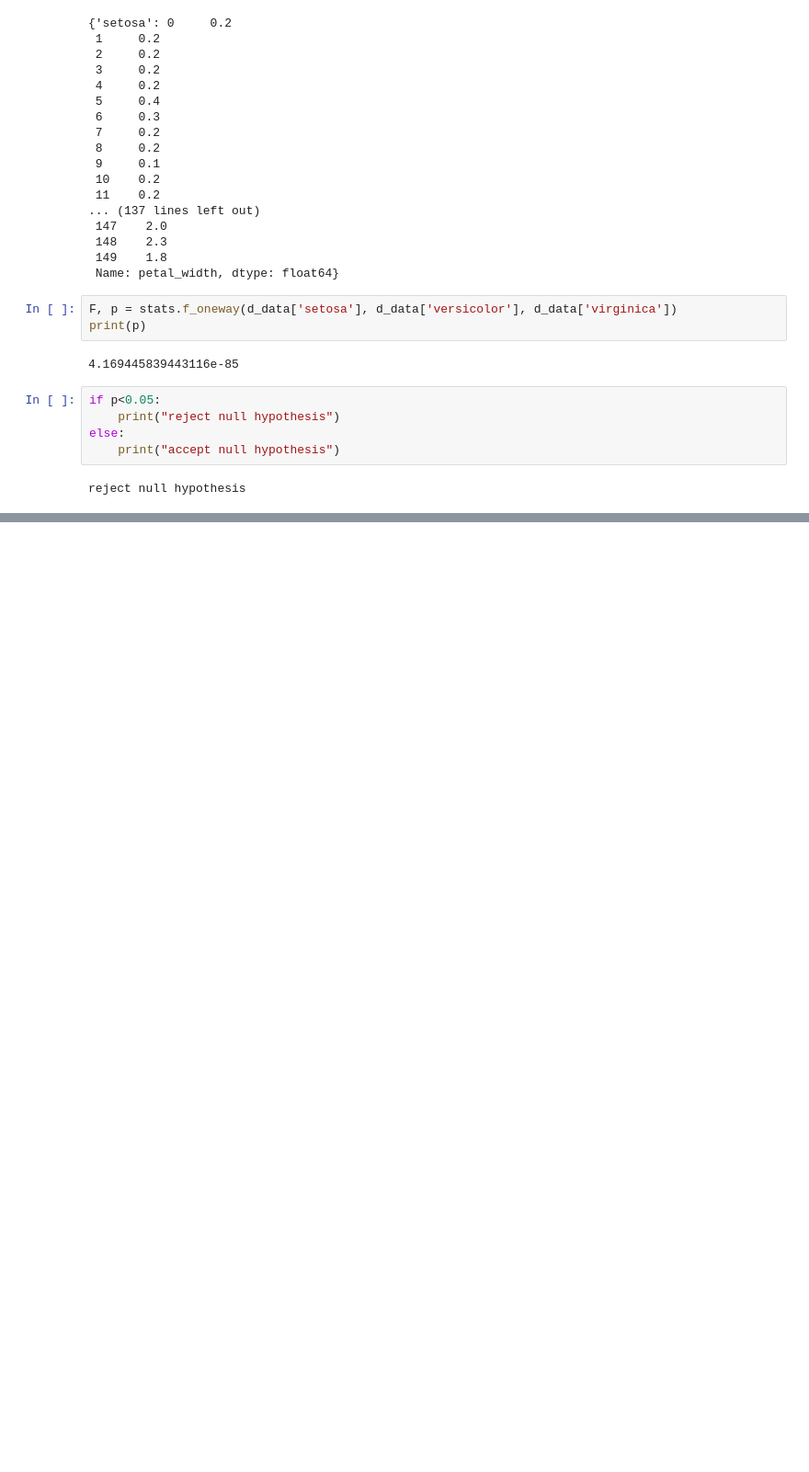
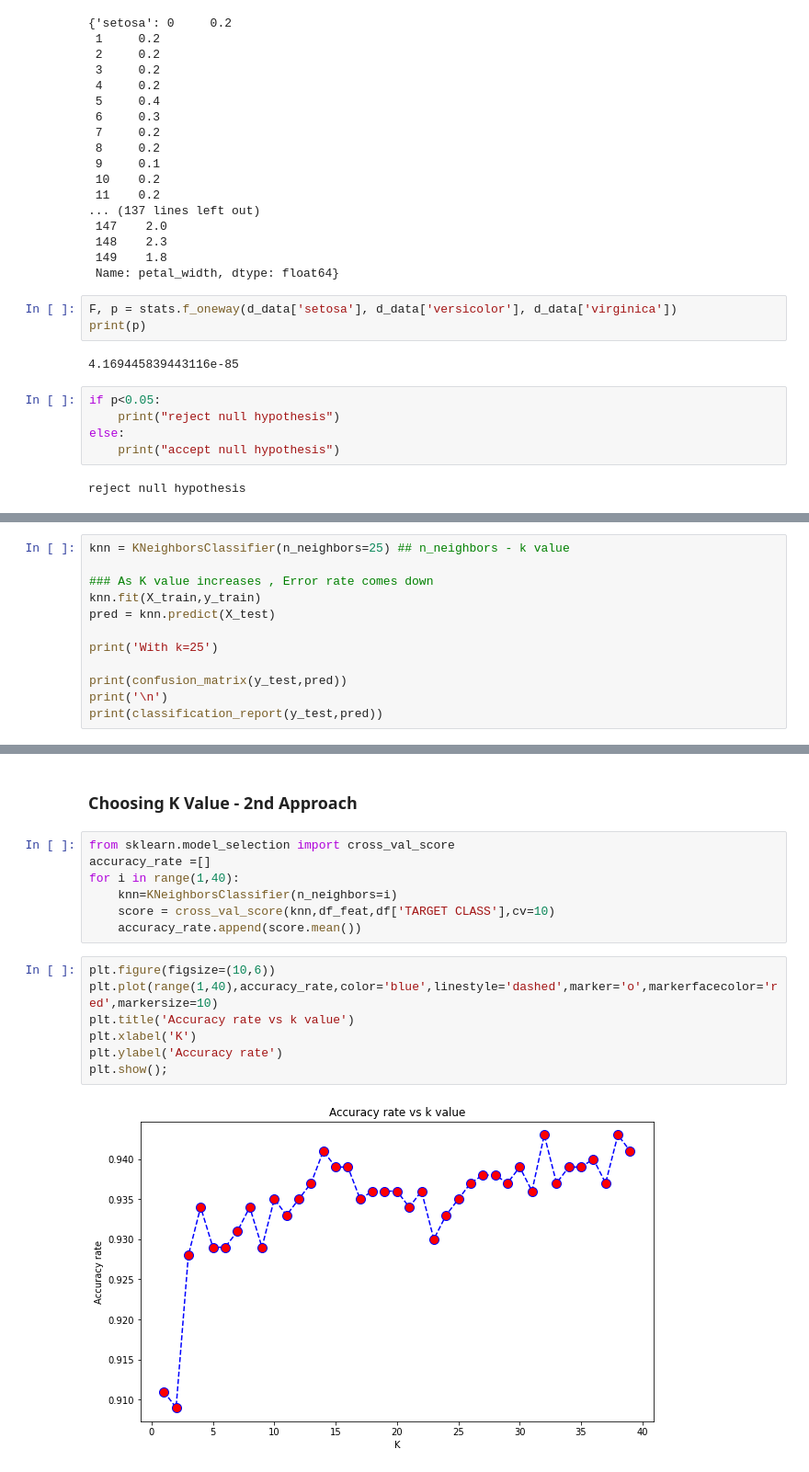
Before and after one commit to LuckyRathod/DataScience, a Jupyter notebook: P5 - Machine Learning/Complete_MachineLearning_Practical.ipynb, the cells around one changed output, grey strips where cells are left out. Shown at 92% size. Cells and saved outputs as stored; diff of their text form; blank space fills up the shorter version.

```diff
--- a/P5 - Machine Learning/Complete_MachineLearning_Practical.ipynb
+++ b/P5 - Machine Learning/Complete_MachineLearning_Practical.ipynb
@@ -662,0 +826,12 @@ reject null hypothesis
+# %%
+knn = KNeighborsClassifier(n_neighbors=25) ## n_neighbors - k value
+
+### As K value increases , Error rate comes down
+knn.fit(X_train,y_train)
+pred = knn.predict(X_test)
+
+print('With k=25')
+
+print(confusion_matrix(y_test,pred))
+print('\n')
+print(classification_report(y_test,pred))
@@ -662,0 +852,18 @@ reject null hypothesis
+# %% [markdown]
+### Choosing K Value - 2nd Approach
+# %%
+from sklearn.model_selection import cross_val_score
+accuracy_rate =[]
+for i in range(1,40):
+    knn=KNeighborsClassifier(n_neighbors=i)
+    score = cross_val_score(knn,df_feat,df['TARGET CLASS'],cv=10)
+    accuracy_rate.append(score.mean())
+# %%
+plt.figure(figsize=(10,6))
+plt.plot(range(1,40),accuracy_rate,color='blue',linestyle='dashed',marker='o',markerfacecolor='red',markersize=10)
+plt.title('Accuracy rate vs k value')
+plt.xlabel('K')
+plt.ylabel('Accuracy rate')
+plt.show();
+# %% [output]
+[figure, added]
```
Also changed, not shown: parts of 20 cells of this notebook, 1 other file.
